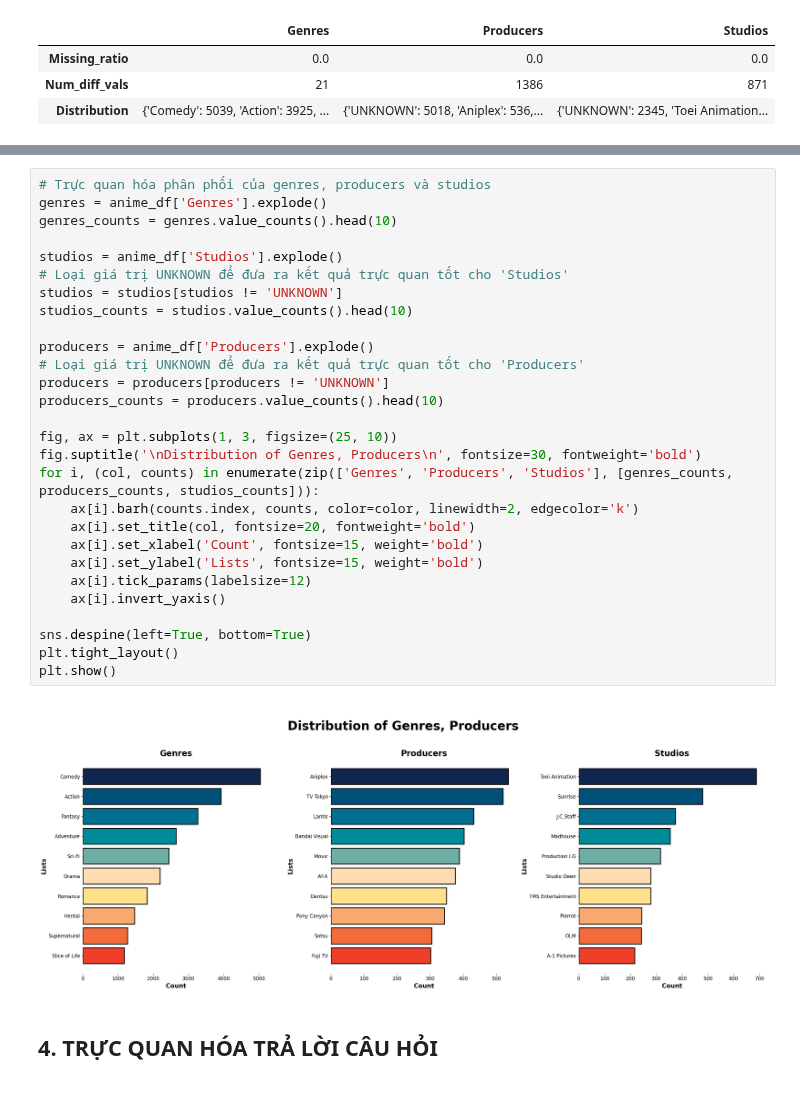
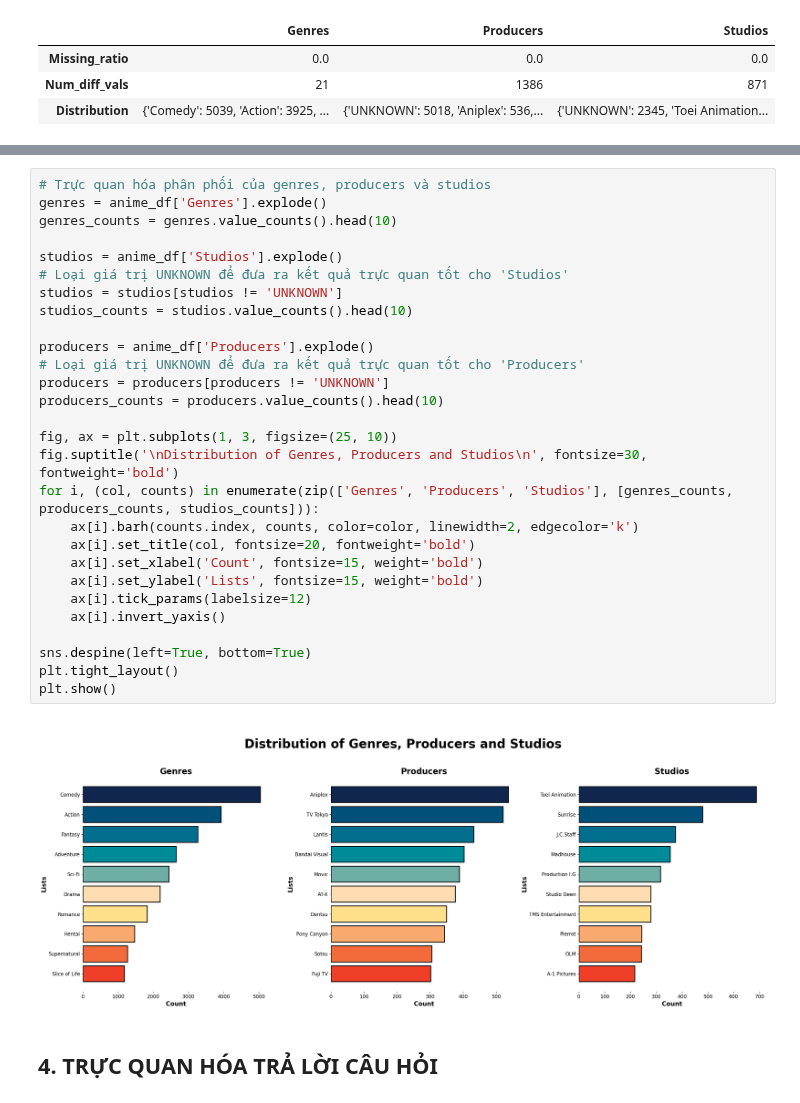
Before and after one commit to MinhHung7/Final_Project_DataScienceProgramming, a Jupyter notebook: anime_data_exploring.ipynb, the cells around one changed output, grey strips where cells are left out. Saved outputs shown, nothing was run; the diff lists cells and outputs as text.

```diff
--- a/anime_data_exploring.ipynb
+++ b/anime_data_exploring.ipynb
@@ -616,33 +627,33 @@ list_col_dist_df
 # %%
 # Trực quan hóa phân phối của genres, producers và studios
 genres = anime_df['Genres'].explode()
 genres_counts = genres.value_counts().head(10)
 
 studios = anime_df['Studios'].explode()
 # Loại giá trị UNKNOWN để đưa ra kết quả trực quan tốt cho 'Studios'
 studios = studios[studios != 'UNKNOWN']
 studios_counts = studios.value_counts().head(10)
 
 producers = anime_df['Producers'].explode()
 # Loại giá trị UNKNOWN để đưa ra kết quả trực quan tốt cho 'Producers'
 producers = producers[producers != 'UNKNOWN']
 producers_counts = producers.value_counts().head(10)
 
 fig, ax = plt.subplots(1, 3, figsize=(25, 10))
-fig.suptitle('\nDistribution of Genres, Producers\n', fontsize=30, fontweight='bold')
+fig.suptitle('\nDistribution of Genres, Producers and Studios\n', fontsize=30, fontweight='bold')
 for i, (col, counts) in enumerate(zip(['Genres', 'Producers', 'Studios'], [genres_counts, producers_counts, studios_counts])):
     ax[i].barh(counts.index, counts, color=color, linewidth=2, edgecolor='k')
     ax[i].set_title(col, fontsize=20, fontweight='bold')
     ax[i].set_xlabel('Count', fontsize=15, weight='bold')
     ax[i].set_ylabel('Lists', fontsize=15, weight='bold')
     ax[i].tick_params(labelsize=12)
     ax[i].invert_yaxis()
 
 sns.despine(left=True, bottom=True)
 plt.tight_layout()
 plt.show()
 # %% [output]
-[figure, old version]
+[figure, new version]
 # %% [markdown]
 <a class="anchor" id="4"></a>
 
```
Also changed, not shown: parts of 17 cells of this notebook, 1 other file.
